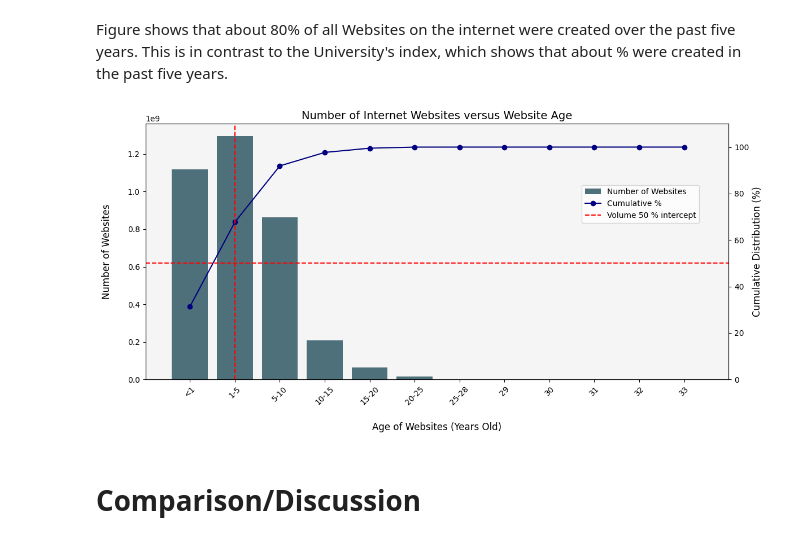
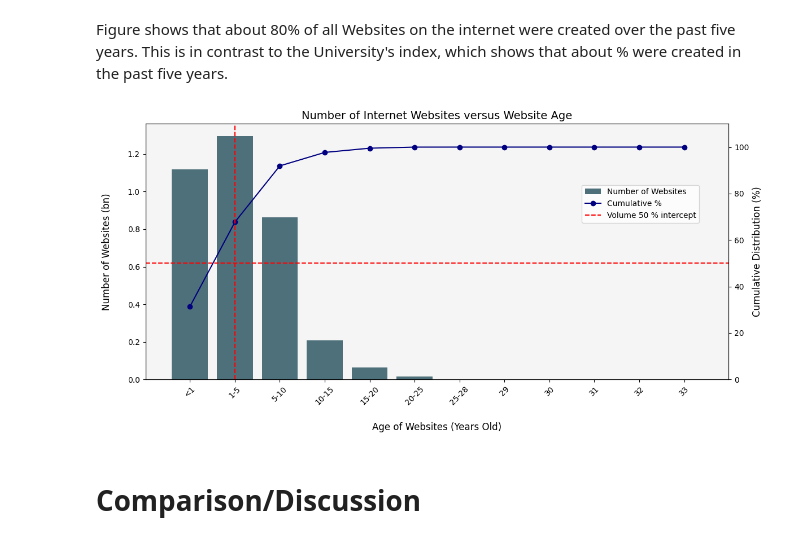
Before and after one commit to ColinDaly75/ES-Ranking, a Jupyter notebook: recency-inventory-of-document-age-plot.ipynb, the cells around one changed output. Cells and saved outputs as stored; diff of their text form; code cells hidden in the pictures.

Commit message:
Kaggle Notebook | recency-document-age-plot | Version 15

```diff
--- a/recency-inventory-of-document-age-plot.ipynb
+++ b/recency-inventory-of-document-age-plot.ipynb
@@ -193,6 +195,13 @@ ax1.tick_params(axis='x', labelsize=10, labelrotation=45)
 ax1.invert_xaxis()  # Reverse the order of the x-axis
 ax1.set_facecolor('whitesmoke')
 
+ax1.ticklabel_format(style='plain', axis='y')
+
+# Optionally, scale values to billions if you prefer
+from matplotlib.ticker import FuncFormatter
+def to_billions(x, pos):
+    return f'{x * 1e-9:.1f}'
+ax1.yaxis.set_major_formatter(FuncFormatter(to_billions))
 
 
 # Cumulative distribution line plot
@@ -202,37 +211,42 @@ ax2.plot(years, cumulative_distribution_percentage, color='navy', marker='o', la
 ax2.set_ylabel('Cumulative Distribution (%)', fontsize=12)
 ax2.tick_params(axis='y', labelsize=10)
 ax2.set_ylim(0, 110)
+
+
+
+# Optional: give the axis a more descriptive label
+ax1.set_ylabel('Number of Websites (bn)', fontsize=12)
 
 
 # Find the n% intercept volume and year
 n_percent_volume = 50
 intercept_index_n = np.argmax(cumulative_distribution_percentage >= n_percent_volume)
 intercept_year_n = years[intercept_index_n]
 intercept_volume_n = cumulative_distribution[intercept_index_n]
 
 
 # Add the n% intercept line
 ax2.axhline(y=n_percent_volume, color='red', linestyle='--', label=f"Volume {n_percent_volume} % intercept")
 ax2.axvline(x=intercept_year_n, color='red', linestyle='--')
 ax1.annotate(f"",
              xy=(intercept_year_n, n_percent_volume), xycoords='data',
              #xytext=(intercept_year_n, n_percent_volume + 10),
              arrowprops=dict(arrowstyle="->", color='black'),
              fontsize=10, color='black')
 
 # Add legends for clarity
 fig.legend(loc='center right', bbox_to_anchor=(0.9, 0.7), fontsize=10)
 
 plt.gca().invert_xaxis()  # Reverse x-axis
 
 # Tight layout and show the plot
 #plt.xlim(3,9)   # cut off x-axis to 30 years, which is what we have for the ES plot.
 plt.tight_layout()
 plt.savefig('Fig-Website-Recency-Inventory.png', bbox_inches='tight')
 
 plt.show()
 # %% [output]
-[figure, old version]
+[figure, new version]
 # %% [markdown]
  # **Comparison/Discussion** <a class="anchor"  id="Discussion"></a>
 # %% [markdown]
```
Also changed, not shown: parts of 1 cell of this notebook.
